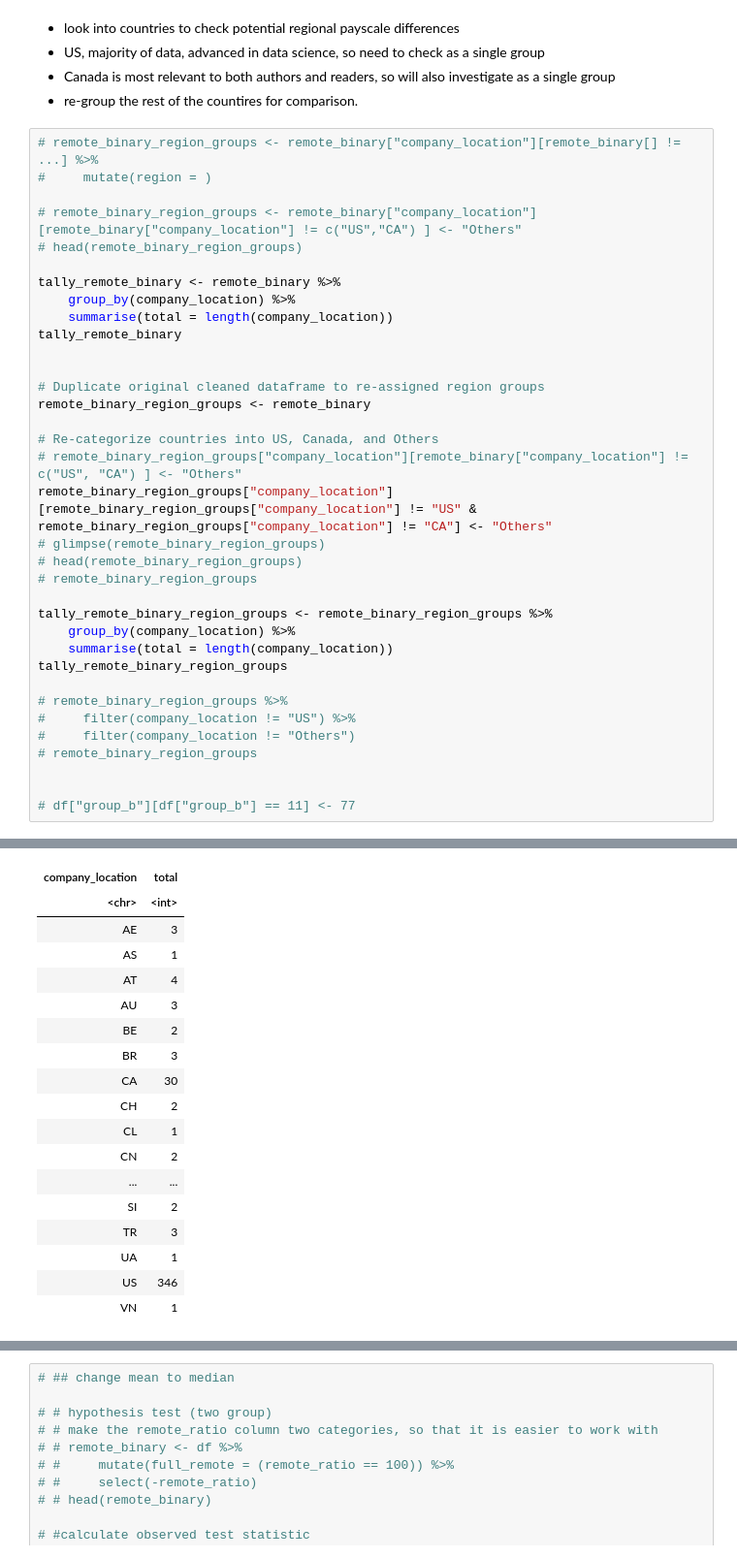
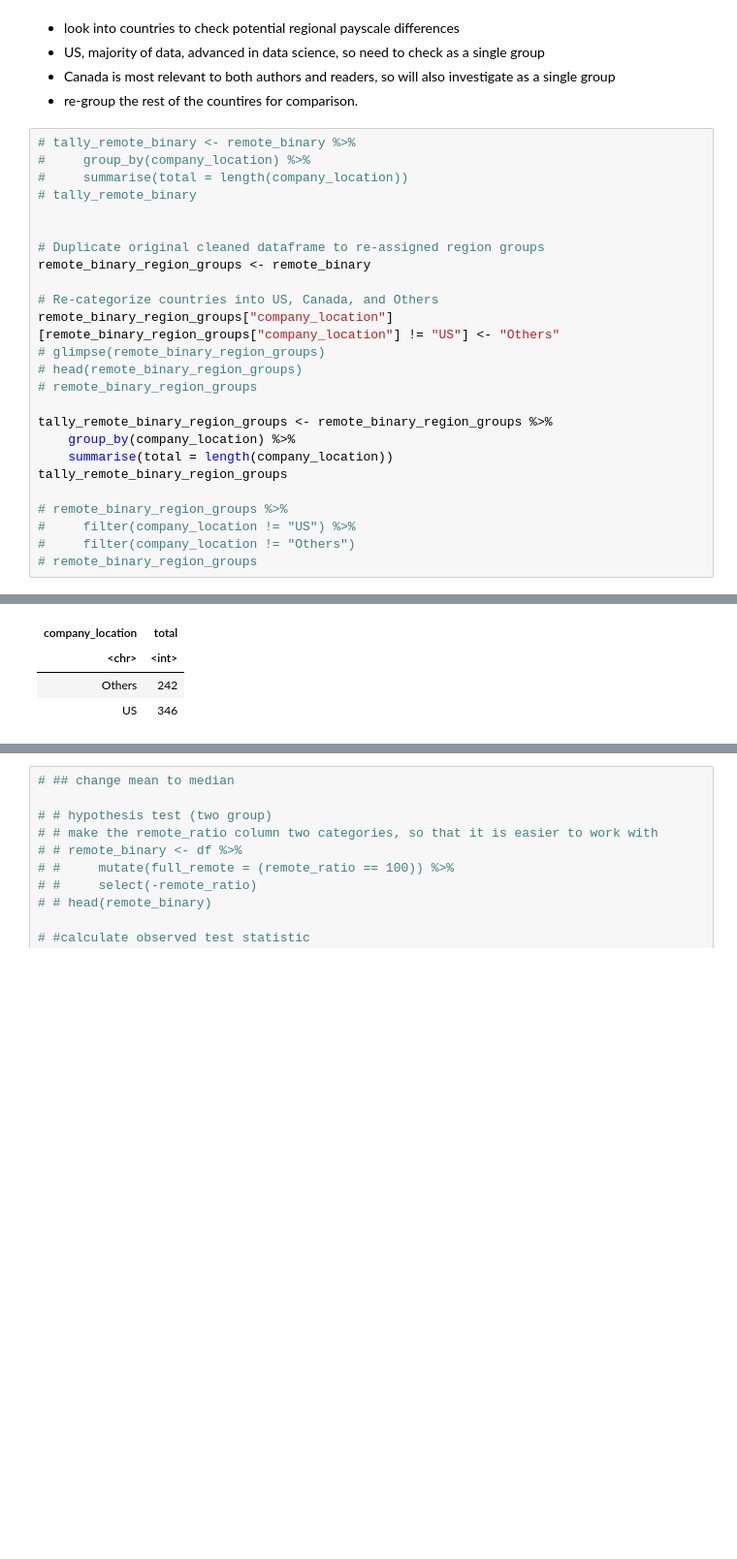
Before and after one commit to ludioludius/STAT201-Project, a Jupyter notebook: Final_Report_Draft.ipynb, the cells around one changed output, grey strips where cells are left out. Shown at 97% size. Cells and saved outputs as stored; diff of their text form; blank space fills up the shorter version.

```diff
--- a/Final_Report_Draft.ipynb
+++ b/Final_Report_Draft.ipynb
@@ -648,24 +740,17 @@ median_fully_remote
 - Canada is most relevant to both authors and readers, so will also investigate as a single group
 - re-group the rest of the countires for comparison.
 # %%
-# remote_binary_region_groups <- remote_binary["company_location"][remote_binary[] != ...] %>%
-#     mutate(region = )
-
-# remote_binary_region_groups <- remote_binary["company_location"][remote_binary["company_location"] != c("US","CA") ] <- "Others"
-# head(remote_binary_region_groups)
-
-tally_remote_binary <- remote_binary %>%
-    group_by(company_location) %>%
-    summarise(total = length(company_location))
-tally_remote_binary
+# tally_remote_binary <- remote_binary %>%
+#     group_by(company_location) %>%
+#     summarise(total = length(company_location))
+# tally_remote_binary
 
 
 # Duplicate original cleaned dataframe to re-assigned region groups
 remote_binary_region_groups <- remote_binary
 
 # Re-categorize countries into US, Canada, and Others
-# remote_binary_region_groups["company_location"][remote_binary["company_location"] != c("US", "CA") ] <- "Others"
-remote_binary_region_groups["company_location"][remote_binary_region_groups["company_location"] != "US" & remote_binary_region_groups["company_location"] != "CA"] <- "Others"
+remote_binary_region_groups["company_location"][remote_binary_region_groups["company_location"] != "US"] <- "Others"
 # glimpse(remote_binary_region_groups)
 # head(remote_binary_region_groups)
 # remote_binary_region_groups
@@ -679,7 +764,4 @@ tally_remote_binary_region_groups
 #     filter(company_location != "US") %>%
 #     filter(company_location != "Others")
 # remote_binary_region_groups
-
-
-# df["group_b"][df["group_b"] == 11] <- 77
 # %% [output]
@@ -687,18 +769,4 @@ A tibble: 49 × 2
 | company_location | total |
 | <chr> | <int> |
-| AE | 3 |
-| AS | 1 |
-| AT | 4 |
-| AU | 3 |
-| BE | 2 |
-| BR | 3 |
-| CA | 30 |
-| CH | 2 |
-| CL | 1 |
-| CN | 2 |
-| ... | ... |
-| SI | 2 |
-| TR | 3 |
-| UA | 1 |
+| Others | 242 |
 | US | 346 |
-| VN | 1 |
```
Also changed, not shown: parts of 50 cells of this notebook.
